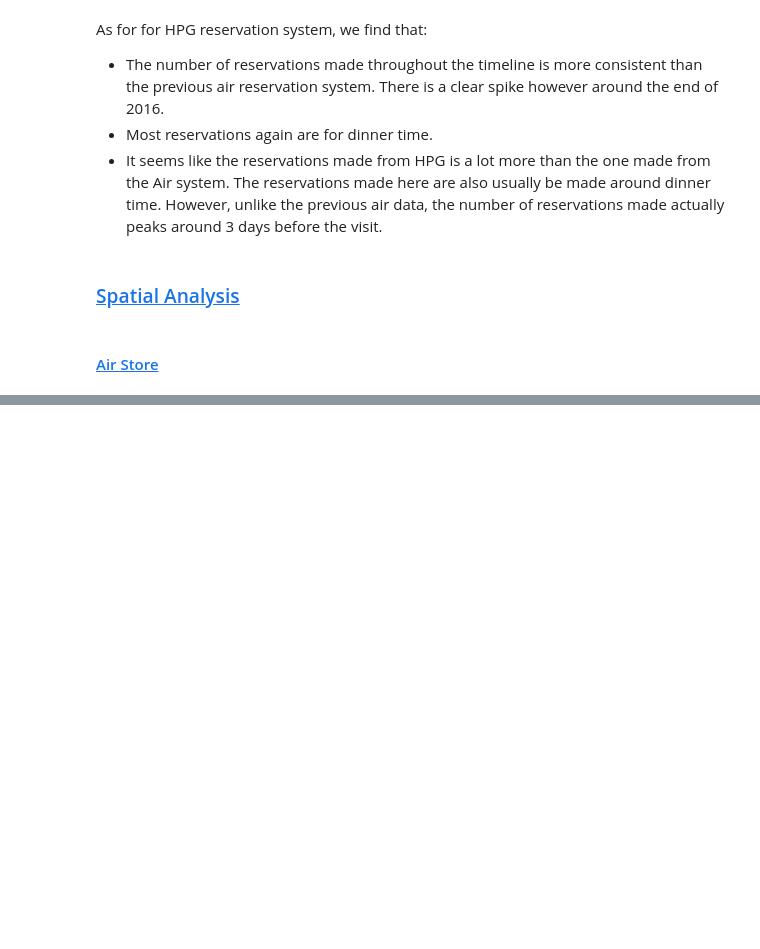
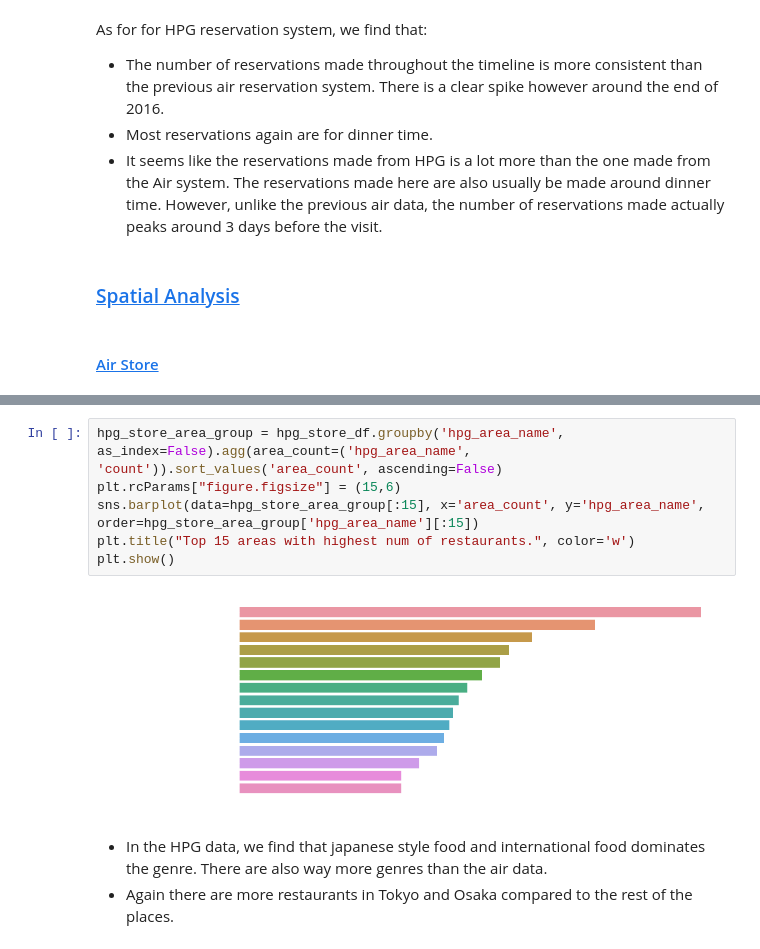
Before and after one commit to Ugenteraan/Be-my-guest---Recruit-Restaurant-EDA, a Jupyter notebook: main.ipynb, the cells around one changed output, grey strips where cells are left out. Drawn from its saved outputs; the diff is of its cells as text; blank space fills up the shorter version.

```diff
--- a/main.ipynb
+++ b/main.ipynb
@@ -670,0 +724,11 @@ Categories (14, object): ['Asian', 'Bar/Cocktail', 'Cafe/Sweets', 'Creative cuis
+# %%
+hpg_store_area_group = hpg_store_df.groupby('hpg_area_name', as_index=False).agg(area_count=('hpg_area_name', 'count')).sort_values('area_count', ascending=False)
+plt.rcParams["figure.figsize"] = (15,6)
+sns.barplot(data=hpg_store_area_group[:15], x='area_count', y='hpg_area_name', order=hpg_store_area_group['hpg_area_name'][:15])
+plt.title("Top 15 areas with highest num of restaurants.", color='w')
+plt.show()
+# %% [output]
+[figure, added]
+# %% [markdown]
+* In the HPG data, we find that japanese style food and international food dominates the genre. There are also way more genres than the air data.
+* Again there are more restaurants in Tokyo and Osaka compared to the rest of the places.
```
Also changed, not shown: parts of 8 cells of this notebook.
